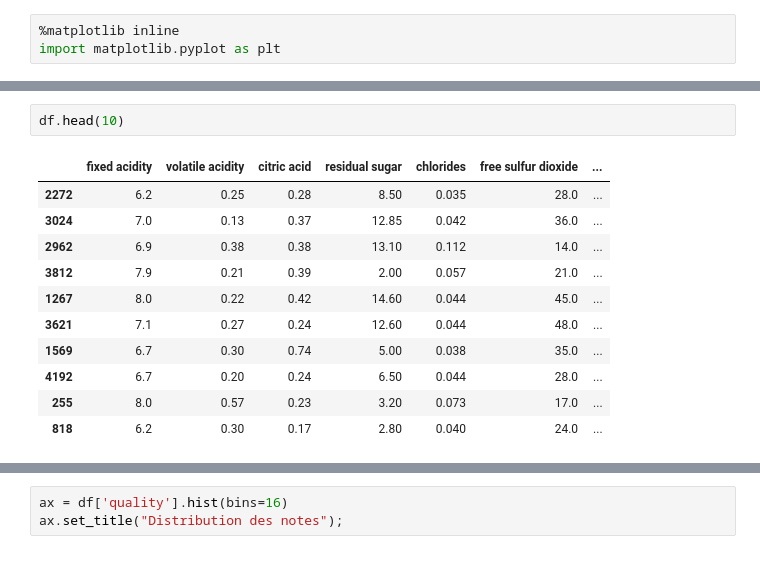
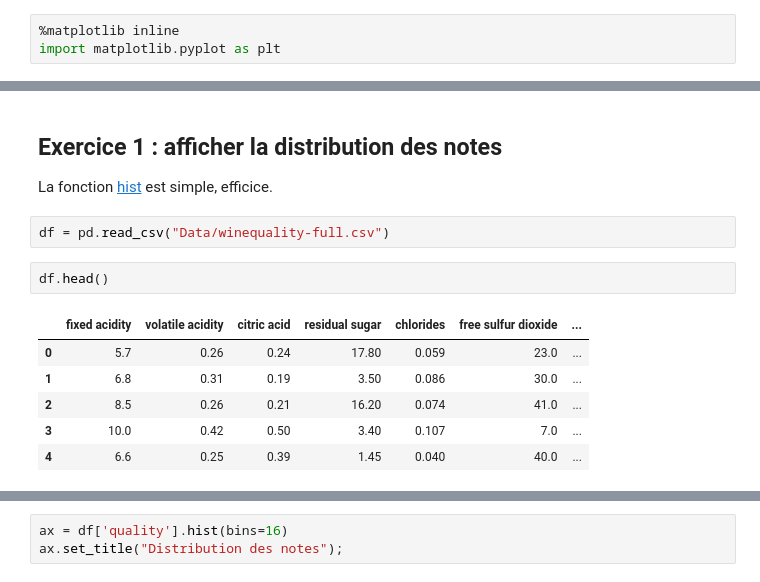
Before and after one commit to mayeulpicard/ensae1920, a Jupyter notebook: 20190917/Anomaly Detection Corr.ipynb, the cells around one changed output, grey strips where cells are left out. Drawn from its saved outputs; the diff is of its cells as text.

```diff
--- a/20190917/Anomaly Detection Corr.ipynb
+++ b/20190917/Anomaly Detection Corr.ipynb
@@ -50,14 +58,15 @@ df.to_csv("../Data/winequality-full.csv", index=False)
+# %% [markdown]
+## Exercice 1 : afficher la distribution des notes
+
+La fonction [hist](https://pandas.pydata.org/pandas-docs/stable/reference/api/pandas.DataFrame.hist.html) est simple, efficice.
+# %%
+df = pd.read_csv("Data/winequality-full.csv")
 # %%
-df.head(10)
+df.head()
 # %% [output]
 |  | fixed acidity | volatile acidity | citric acid | residual sugar | chlorides | free sulfur dioxide | ... |
-| 2272 | 6.2 | 0.25 | 0.28 | 8.50 | 0.035 | 28.0 | ... |
-| 3024 | 7.0 | 0.13 | 0.37 | 12.85 | 0.042 | 36.0 | ... |
-| 2962 | 6.9 | 0.38 | 0.38 | 13.10 | 0.112 | 14.0 | ... |
-| 3812 | 7.9 | 0.21 | 0.39 | 2.00 | 0.057 | 21.0 | ... |
-| 1267 | 8.0 | 0.22 | 0.42 | 14.60 | 0.044 | 45.0 | ... |
-| 3621 | 7.1 | 0.27 | 0.24 | 12.60 | 0.044 | 48.0 | ... |
-| 1569 | 6.7 | 0.30 | 0.74 | 5.00 | 0.038 | 35.0 | ... |
-| 4192 | 6.7 | 0.20 | 0.24 | 6.50 | 0.044 | 28.0 | ... |
-| 255 | 8.0 | 0.57 | 0.23 | 3.20 | 0.073 | 17.0 | ... |
-| 818 | 6.2 | 0.30 | 0.17 | 2.80 | 0.040 | 24.0 | ... |
+| 0 | 5.7 | 0.26 | 0.24 | 17.80 | 0.059 | 23.0 | ... |
+| 1 | 6.8 | 0.31 | 0.19 | 3.50 | 0.086 | 30.0 | ... |
+| 2 | 8.5 | 0.26 | 0.21 | 16.20 | 0.074 | 41.0 | ... |
+| 3 | 10.0 | 0.42 | 0.50 | 3.40 | 0.107 | 7.0 | ... |
+| 4 | 6.6 | 0.25 | 0.39 | 1.45 | 0.040 | 40.0 | ... |
```
Also changed, not shown: parts of 29 cells of this notebook, 2 other files.
